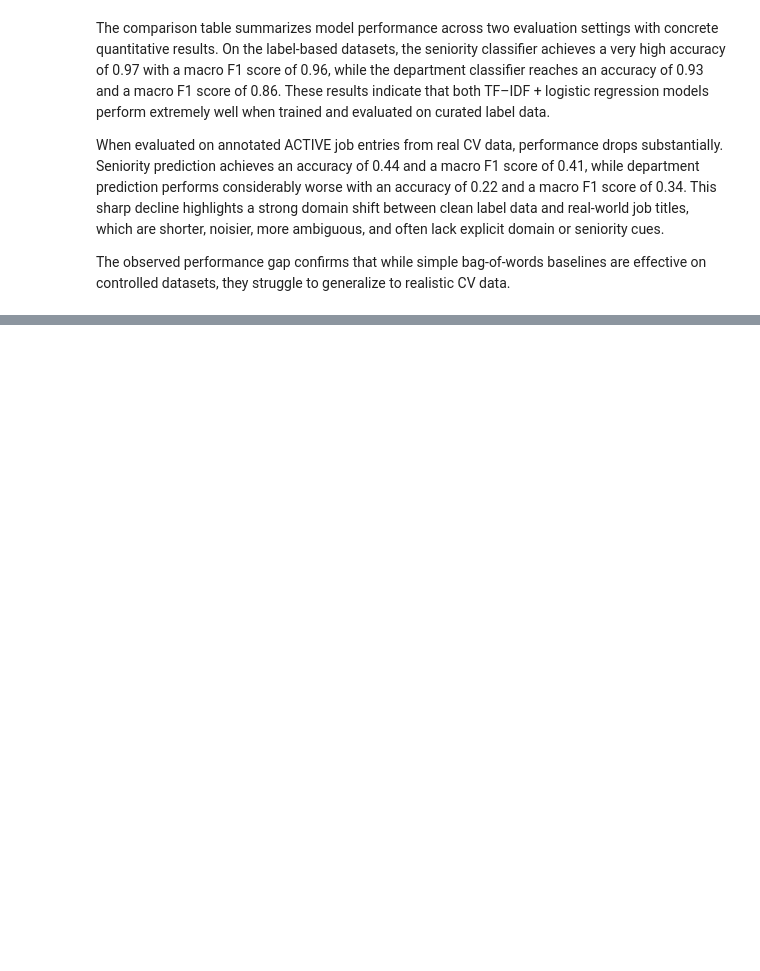
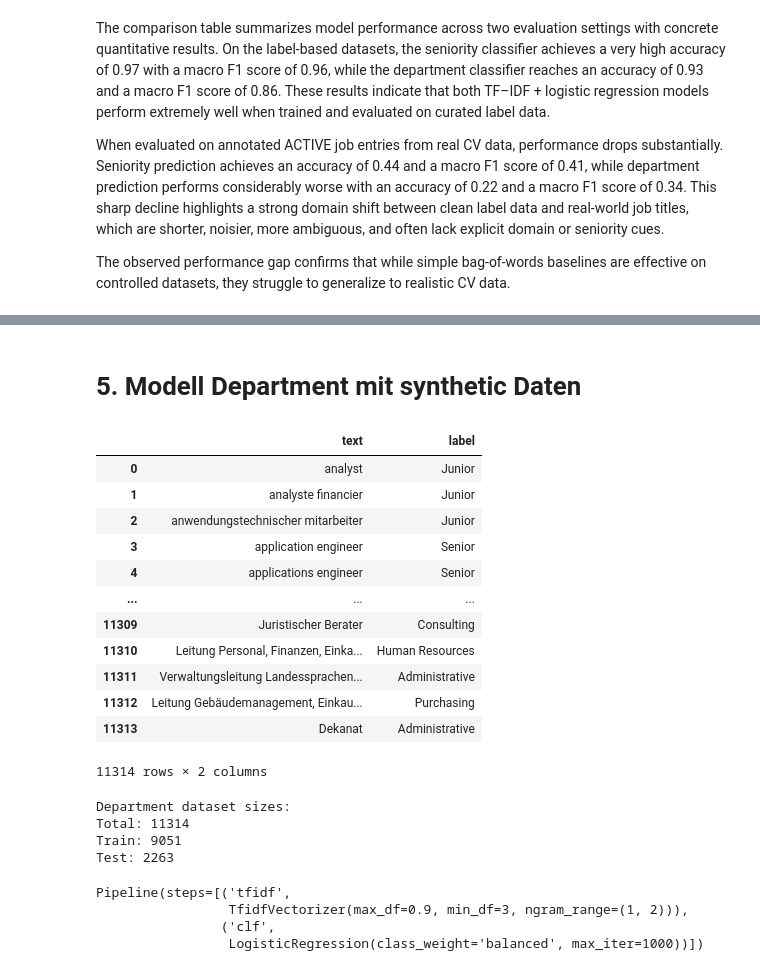
Before and after one commit to luisadosch/nlp-job-title-classification-benchmark-snapaddy, a Jupyter notebook: model6_Bag_of_Words_TF–IDF_+_Logistic_Regression.ipynb, the cells around one changed output, grey strips where cells are left out. Drawn from its saved outputs; the diff is of its cells as text; code cells hidden in the pictures; blank space fills up the shorter version.

```diff
--- a/model6_Bag_of_Words_TF–IDF_+_Logistic_Regression.ipynb
+++ b/model6_Bag_of_Words_TF–IDF_+_Logistic_Regression.ipynb
@@ -523,0 +719,76 @@ results_df_tfidf"""
+# %% [markdown]
+# 5. Modell Department mit synthetic Daten
+# %%
+def add_synthetic_department(train_df: pd.DataFrame, synthetic_csv_relpath: str) -> pd.DataFrame:
+    syn = pd.read_csv(get_github_url(synthetic_csv_relpath))
+
+    # expect columns: position, department
+    syn = syn[["position", "department"]].copy()
+    syn = syn.rename(columns={"position": "text", "department": "label"})
+    syn = syn.dropna(subset=["text", "label"])
+
+    out = pd.concat([train_df[["text", "label"]], syn[["text", "label"]]], ignore_index=True)
+    return out
+# %%
+dtrain_df_aug = add_synthetic_department(sdf, "data/results/gemini_synthetic.csv")
+dtrain_df_aug
+# %% [output]
+|  | text | label |
+| 0 | analyst | Junior |
+| 1 | analyste financier | Junior |
+| 2 | anwendungstechnischer mitarbeiter | Junior |
+| 3 | application engineer | Senior |
+| 4 | applications engineer | Senior |
+| ... | ... | ... |
+| 11309 | Juristischer Berater | Consulting |
+| 11310 | Leitung Personal, Finanzen, Einka... | Human Resources |
+| 11311 | Verwaltungsleitung Landessprachen... | Administrative |
+| 11312 | Leitung Gebäudemanagement, Einkau... | Purchasing |
+| 11313 | Dekanat | Administrative |
+11314 rows × 2 columns
+# %%
+#Department Train/Test Split mit synthetic Daten
+from sklearn.model_selection import train_test_split
+
+dsx = dtrain_df_aug["text"]
+dsy = dtrain_df_aug["label"]
+
+dsx_train, dsx_test, dsy_train, dsy_test = train_test_split(
+    dsx,
+    dsy,
+    test_size=0.2,
+    random_state=42,
+    stratify=dsy
+)
+
+# Print dataset sizes
+print("Department dataset sizes:")
+print("Total:", len(dsx))
+print("Train:", len(dsx_train))
+print("Test:", len(dsx_test))
+# %% [output]
+Department dataset sizes:
+Total: 11314
+Train: 9051
+Test: 2263
+# %%
+# Department TF–IDF + Logistic Regression Pipeline
+dmodel_syn = Pipeline([
+    ("tfidf", TfidfVectorizer(
+        ngram_range=(1, 2),
+        min_df=3,
+        max_df=0.9
+    )),
+    ("clf", LogisticRegression(
+        max_iter=1000,
+        class_weight="balanced"
+    ))
+])
+
+# Train the Department model on synthetic training data
+dmodel_syn.fit(dsx_train, dsy_train)
+# %% [output]
+Pipeline(steps=[('tfidf',
+                 TfidfVectorizer(max_df=0.9, min_df=3, ngram_range=(1, 2))),
+                ('clf',
+                 LogisticRegression(class_weight='balanced', max_iter=1000))])
```
Also changed, not shown: parts of 18 cells of this notebook.
